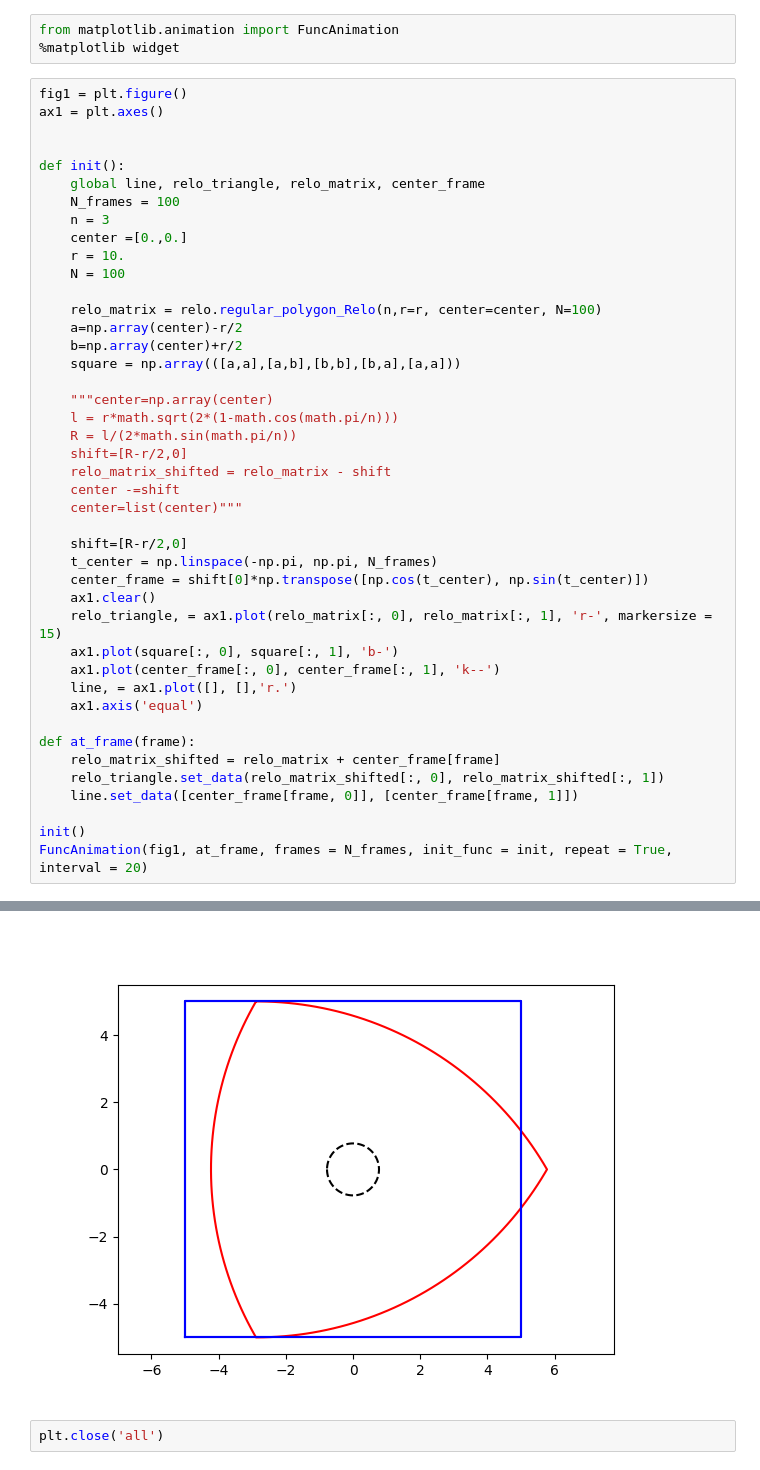
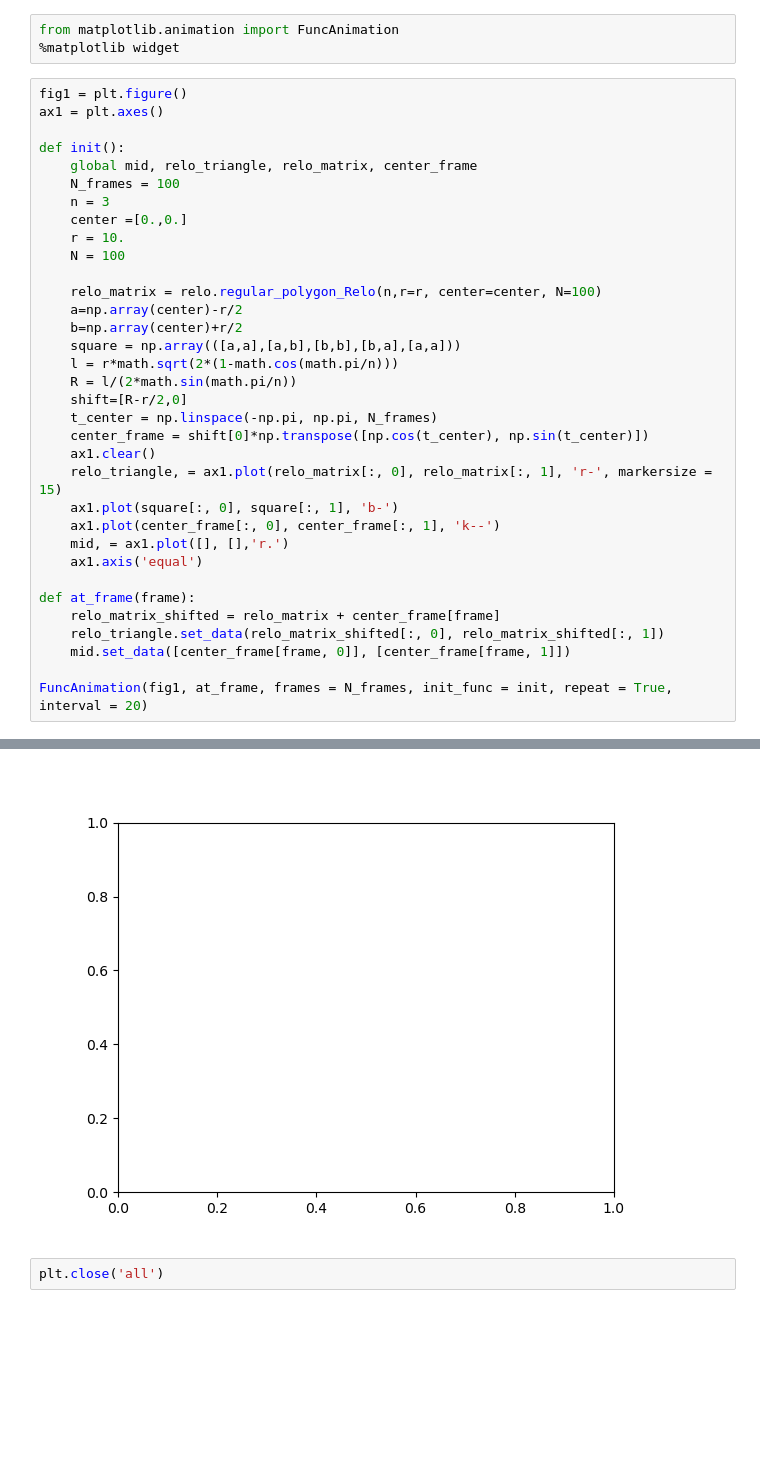
Before and after one commit to losospovs/rental, a Jupyter notebook: KM2_Lb05_Fedorenko_0.ipynb, the cells around one changed output, grey strips where cells are left out. Drawn from its saved outputs; the diff is of its cells as text; blank space fills up the shorter version.

```diff
--- a/KM2_Lb05_Fedorenko_0.ipynb
+++ b/KM2_Lb05_Fedorenko_0.ipynb
@@ -148,48 +137,39 @@ from matplotlib.animation import FuncAnimation
 fig1 = plt.figure()
 ax1 = plt.axes()
 
-
 def init():
-    global line, relo_triangle, relo_matrix, center_frame
+    global mid, relo_triangle, relo_matrix, center_frame
     N_frames = 100
     n = 3
     center =[0.,0.]
     r = 10.
     N = 100
 
     relo_matrix = relo.regular_polygon_Relo(n,r=r, center=center, N=100)
     a=np.array(center)-r/2
     b=np.array(center)+r/2
     square = np.array(([a,a],[a,b],[b,b],[b,a],[a,a]))
-
-    """center=np.array(center)
     l = r*math.sqrt(2*(1-math.cos(math.pi/n)))
     R = l/(2*math.sin(math.pi/n))
-    shift=[R-r/2,0]
-    relo_matrix_shifted = relo_matrix - shift
-    center -=shift
-    center=list(center)"""
-
     shift=[R-r/2,0]
     t_center = np.linspace(-np.pi, np.pi, N_frames)
     center_frame = shift[0]*np.transpose([np.cos(t_center), np.sin(t_center)])
     ax1.clear()
     relo_triangle, = ax1.plot(relo_matrix[:, 0], relo_matrix[:, 1], 'r-', markersize = 15)
     ax1.plot(square[:, 0], square[:, 1], 'b-')
     ax1.plot(center_frame[:, 0], center_frame[:, 1], 'k--')
-    line, = ax1.plot([], [],'r.')
+    mid, = ax1.plot([], [],'r.')
     ax1.axis('equal')
 
 def at_frame(frame):
     relo_matrix_shifted = relo_matrix + center_frame[frame]
     relo_triangle.set_data(relo_matrix_shifted[:, 0], relo_matrix_shifted[:, 1])
-    line.set_data([center_frame[frame, 0]], [center_frame[frame, 1]])
+    mid.set_data([center_frame[frame, 0]], [center_frame[frame, 1]])
 
-init()
 FuncAnimation(fig1, at_frame, frames = N_frames, init_func = init, repeat = True, interval = 20)
 # %% [output]
 <matplotlib.animation.FuncAnimation at 0x...>
-[figure, old version]
+[figure, new version]
 # %%
 plt.close('all')
 # %% [markdown]
```
Also changed, not shown: parts of 6 cells of this notebook.
